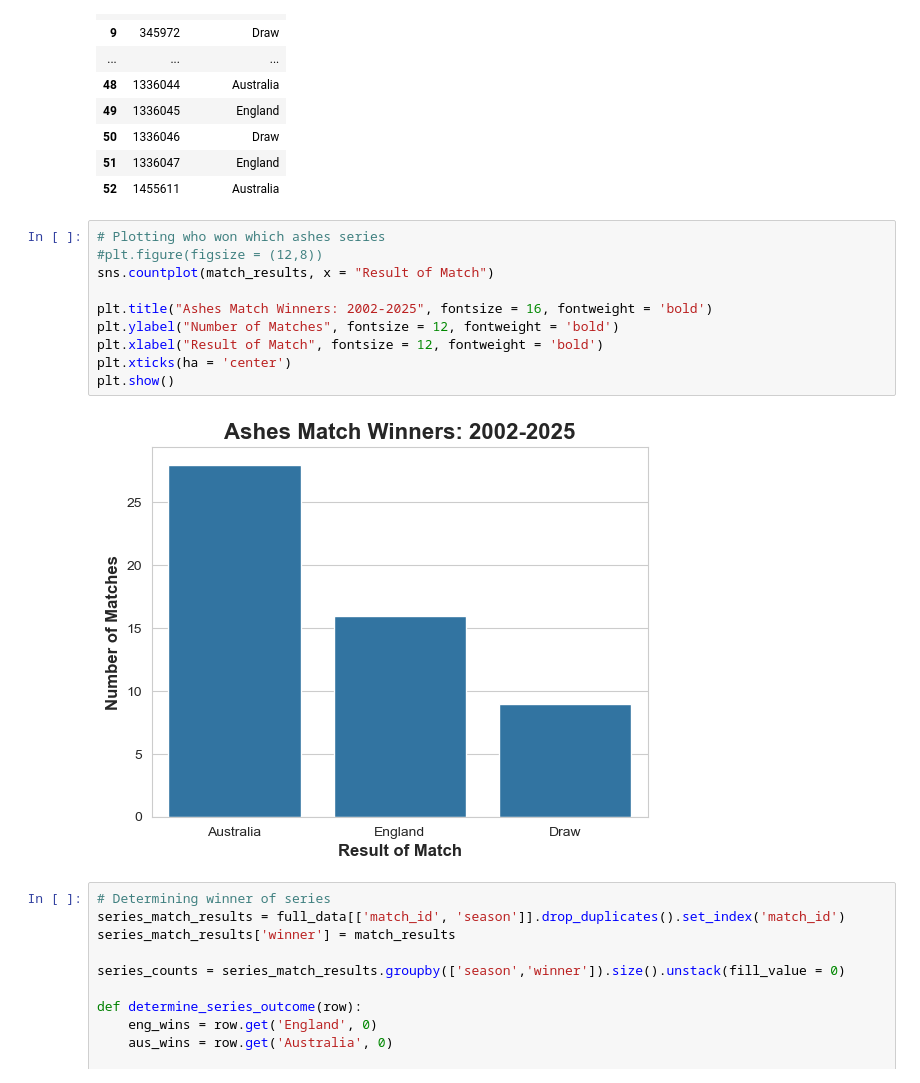
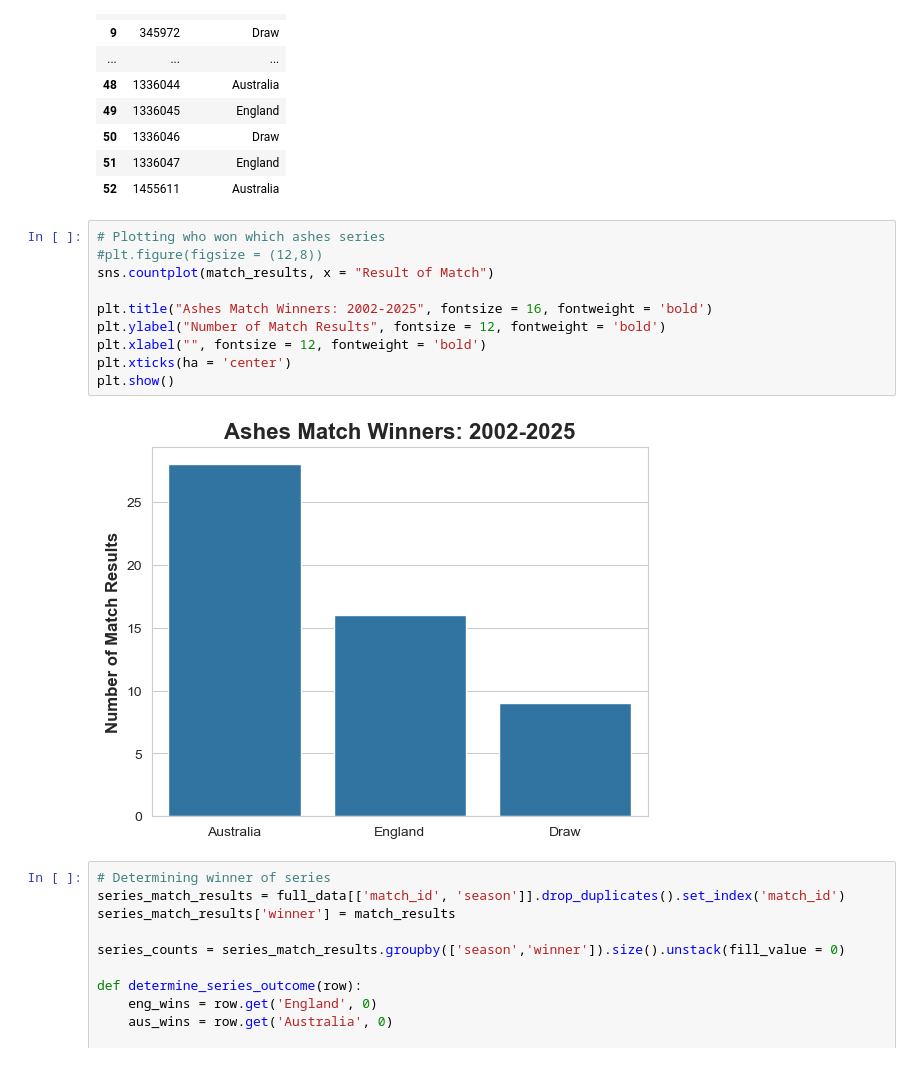
Before and after one commit to zoeh6176-sketch/Programming-Assessment, a Jupyter notebook: Untitled.ipynb, the cells around one changed output. Cells and saved outputs as stored; diff of their text form.

```diff
--- a/Untitled.ipynb
+++ b/Untitled.ipynb
@@ -208,15 +274,15 @@ match_results
 # %%
 # Plotting who won which ashes series
 #plt.figure(figsize = (12,8))
 sns.countplot(match_results, x = "Result of Match")
 
 plt.title("Ashes Match Winners: 2002-2025", fontsize = 16, fontweight = 'bold')
-plt.ylabel("Number of Matches", fontsize = 12, fontweight = 'bold')
-plt.xlabel("Result of Match", fontsize = 12, fontweight = 'bold')
+plt.ylabel("Number of Match Results", fontsize = 12, fontweight = 'bold')
+plt.xlabel("", fontsize = 12, fontweight = 'bold')
 plt.xticks(ha = 'center')
 plt.show()
 # %% [output]
-[figure, old version]
+[figure, new version]
 # %%
 # Determining winner of series
 series_match_results = full_data[['match_id', 'season']].drop_duplicates().set_index('match_id')
```
Also changed, not shown: parts of 4 cells of this notebook.
